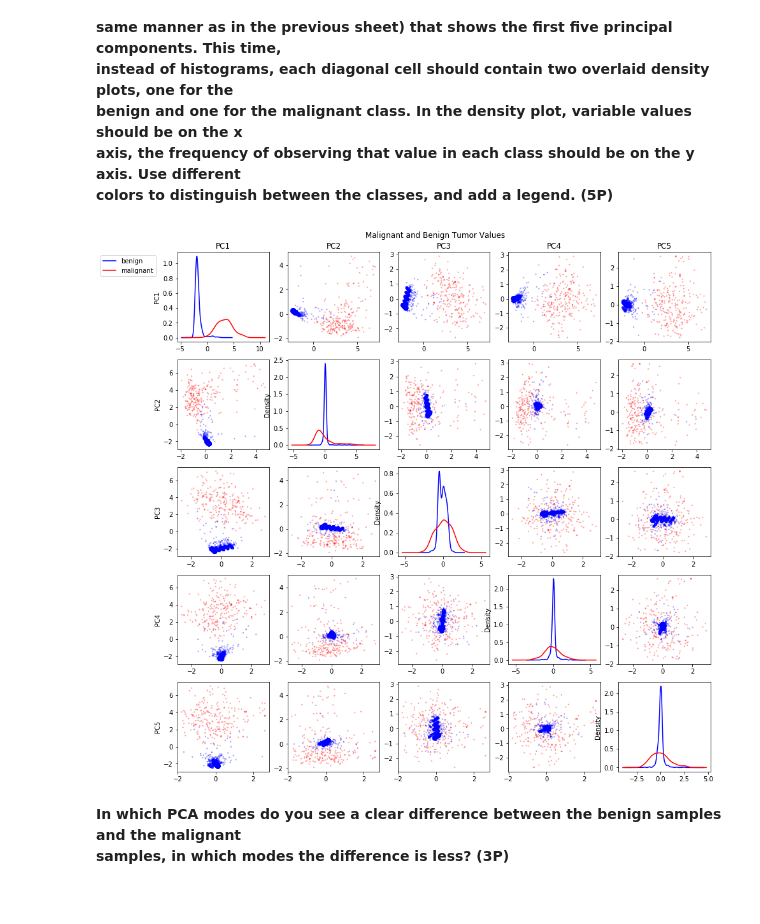
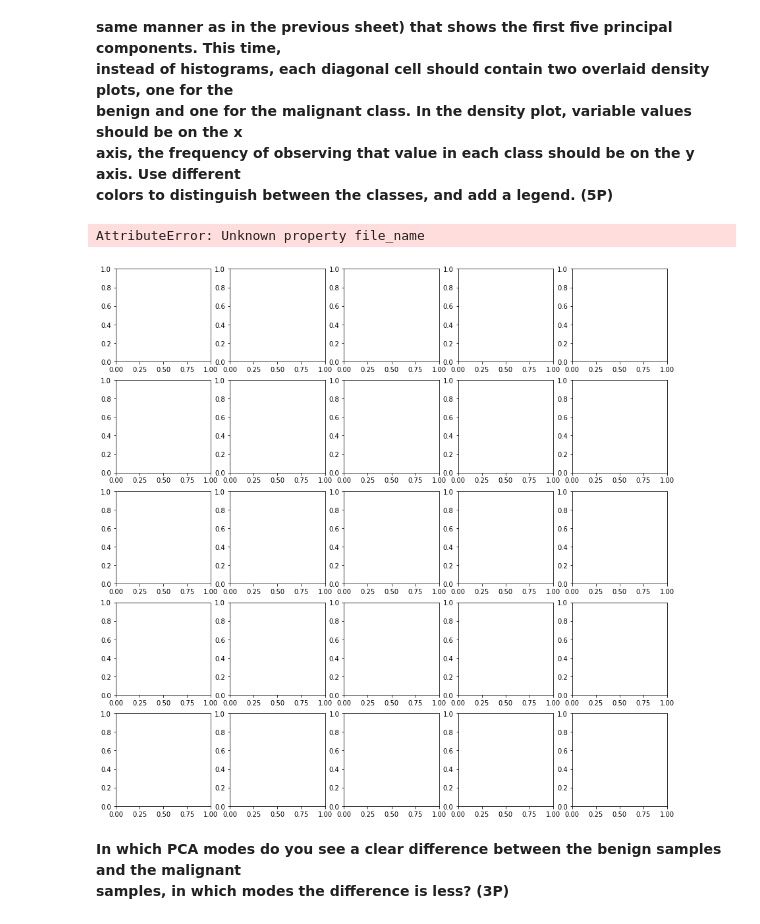
Before and after one commit to brucetony/VisComp, a Jupyter notebook: vclsi-2-Schultz-Ibarra.ipynb, the cells around one changed output. Saved outputs shown, nothing was run; the diff lists cells and outputs as text; code cells hidden in the pictures.

Commit message:
Update with Miguel PCA new functions, add title/file_output path optinal keywords to scatterplot function

```diff
--- a/vclsi-2-Schultz-Ibarra.ipynb
+++ b/vclsi-2-Schultz-Ibarra.ipynb
@@ -117,7 +117,7 @@ def get_DSC(data, columns):
             DSC_values.append(('{} and {}'.format(attrx, attry), DSC(all_points)))
     return DSC_values
 # %%
-def plot_matrix_scatterplot(data, columns, diag_kind="hist",**plot_kwargs):
+def plot_matrix_scatterplot(data, columns, file_name = '', title='', diag_kind="hist", **plot_kwargs):
     '''
     Generates scatterplots of the attribute combinations that had the highest num_attr F scores \
     in the non-diagonal spots and histograms of the benign and malignant frequencies for each attr. \
@@ -149,20 +149,20 @@ def plot_matrix_scatterplot(data, columns, diag_kind="hist",**plot_kwargs):
             # Pandas implementation, but tecnically this is also matplotlib
             # I prefer using this one since it allows the function to
             # be generalizable
-            data[attrx][data["class"] == 2].plot(ax = subs[i,j], kind=diag_kind,
-                                                 color="blue",label="benign",**plot_kwargs)
-            data[attrx][data["class"] == 4].plot(ax = subs[i,j], kind=diag_kind,
-                                                 color="red",label="malignant",**plot_kwargs)
+            data[attrx][data["class"] == 2].plot(ax=subs[i, j], kind=diag_kind,
+                                                 color="blue", label="benign", **plot_kwargs)
+            data[attrx][data["class"] == 4].plot(ax=subs[i, j], kind=diag_kind,
+                                                 color="red", label="malignant", **plot_kwargs)
 
             # Matplotlib implementation
-            #subs[i, j].hist(data[attrx][data["class"] == 2], color="blue",
-            #t                alpha=0.5, histtype='bar', label="benign", edgecolor='black')
-            #subs[i, j].hist(data[attrx][data["class"] == 4], color="red",
+            # subs[i, j].hist(data[attrx][data["class"] == 2], color="blue",
+            # t                alpha=0.5, histtype='bar', label="benign", edgecolor='black')
+            # subs[i, j].hist(data[attrx][data["class"] == 4], color="red",
             #                alpha=0.5, histtype='bar', label="malignant", edgecolor='black')
         else:
             # Generate sizes by counting number of times a point occurs
             datapoints = list(zip(data[attrx], data[attry]))
-            sizes = [datapoints.count(point)*2 for point in datapoints]
+            sizes = [datapoints.count(point) * 2 for point in datapoints]
 
             # Create scatter plot at position i,j using created sizes/colors, alpha used for overlapping points
             subs[i, j].scatter(data[attrx], data[attry], alpha=0.25, c=colors, s=sizes)
@@ -177,10 +177,10 @@ def plot_matrix_scatterplot(data, columns, diag_kind="hist",**plot_kwargs):
 
     # Figure attributes
     subs[0, 0].legend(bbox_to_anchor=(-0.2, 1.0))
-    fig.suptitle('Malignant and Benign Tumor Values', x=0.5, y=0.91)
+    fig.suptitle(title, x=0.5, y=0.91)
 
-    #fig.savefig('Scatter Plot.png')
-    #fig.show()
+    fig.savefig(file_name)
+    fig.show()
 # %%
 # Read file to pandasDF
 filepath = "breast-cancer-wisconsin.xlsx"
@@ -356,9 +379,11 @@ colors to distinguish between the classes, and add a legend. (5P)**
 # %%
 # Plot matrix scatterplot for the first 5 components
 scores["class"] = data_imputed["class"]
-plot_matrix_scatterplot(scores, summary.nlargest(5,"proportion_of_variance_explained").index, diag_kind="density")
+plot_matrix_scatterplot(scores, summary.nlargest(5,"proportion_of_variance_explained").index,
+                        file_name='PCA Analysis.png', title='Principal Component Analysis', diag_kind="density")
 # %% [output]
+AttributeError: Unknown property file_name
-[figure, old version]
+[figure, new version]
 # %% [markdown]
 **In which PCA modes do you see a clear difference between the benign samples and the malignant
 samples, in which modes the difference is less? (3P)**
```
Also changed, not shown: parts of 15 cells of this notebook, 1 other file.
